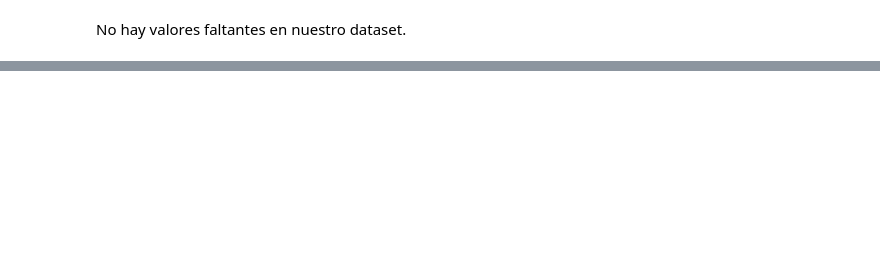
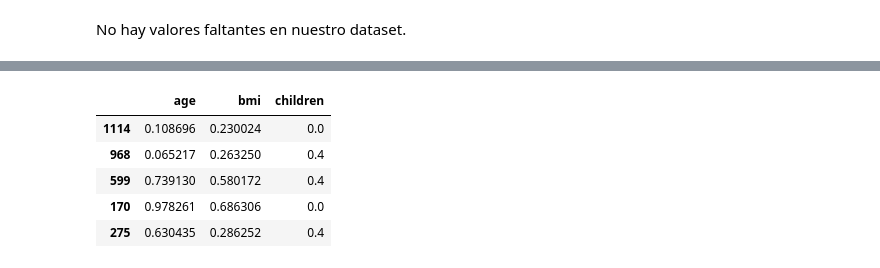
Before and after one commit to 4GeeksAcademy/Tutorial-de-Proyecto-de-Regresi-n-Lineal-VLG, a Jupyter notebook: src/explore.ipynb, the cells around one changed output, grey strips where cells are left out. Cells and saved outputs as stored; diff of their text form; code cells hidden in the pictures; blank space fills up the shorter version.

```diff
--- a/src/explore.ipynb
+++ b/src/explore.ipynb
@@ -316,0 +333,26 @@ En este dataset voy a realizar los cambios antes de hacer el split.
+# %%
+num_variables = ["age", "bmi", "children"]
+cat_variables = ["sex","smoker","region"]
+
+# instancio el escalador
+scaler = MinMaxScaler()
+
+# entreno el escalador con los datos de entrenamiento
+scaler.fit(X_train[num_variables])
+
+# aplico el escalador en ambos
+
+X_train_num_mm = scaler.transform(X_train[num_variables])
+X_train_num_mm = pd.DataFrame(X_train_num_mm, index = X_train.index, columns = num_variables)
+
+X_test_num_mm = scaler.transform(X_test[num_variables])
+X_test_num_mm = pd.DataFrame(X_test_num_mm, index = X_test.index, columns = num_variables)
+
+X_train_num_mm.head()
+# %% [output]
+|  | age | bmi | children |
+| 1114 | 0.108696 | 0.230024 | 0.0 |
+| 968 | 0.065217 | 0.263250 | 0.4 |
+| 599 | 0.739130 | 0.580172 | 0.4 |
+| 170 | 0.978261 | 0.686306 | 0.0 |
+| 275 | 0.630435 | 0.286252 | 0.4 |
```
Also changed, not shown: parts of 8 cells of this notebook.
